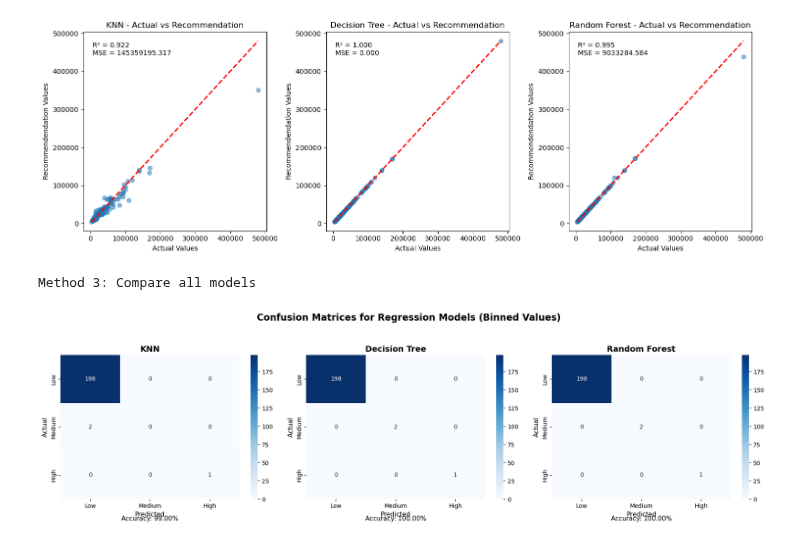
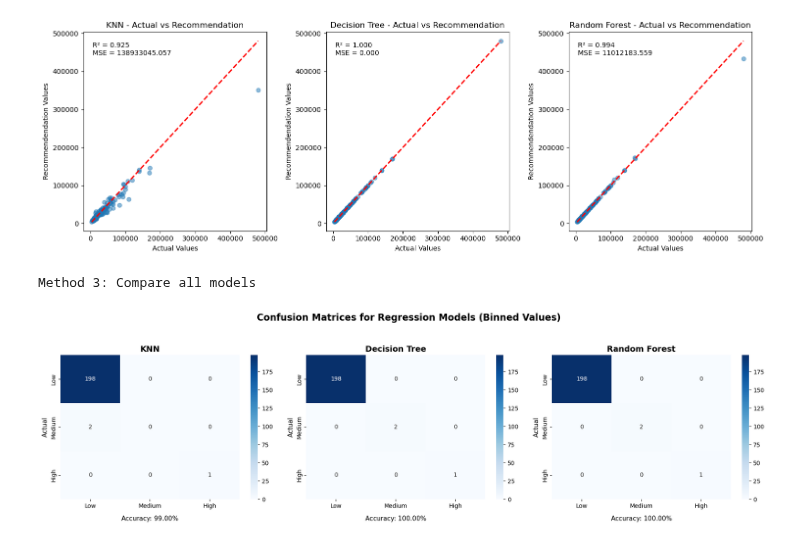
Before and after one commit to ganeshpariyar99/AICoursework, a Jupyter notebook: coursework.ipynb, the cells around one changed output. Drawn from its saved outputs; the diff is of its cells as text; code cells hidden in the pictures.

```diff
--- a/coursework.ipynb
+++ b/coursework.ipynb
@@ -226,7 +248,7 @@ Index(['brand_name', 'model', 'price', 'has_5g', 'has_nfc', 'has_ir_blaster',
       dtype='object')
 # %%
 features = [
-    'price', 'has_5g', 'has_nfc', 'has_ir_blaster',
+    'price','rating', 'has_5g', 'has_nfc', 'has_ir_blaster',
     'ram_capacity', 'internal_memory',
     'resolution_width', 'screen_size', 'refresh_rate',
     'num_rear_cameras', 'primary_camera_rear'
@@ -328,36 +350,36 @@ def plot_all_confusion_matrices(y_test, y_pred_knn, y_pred_tree, y_pred_rf):
         y_true_binned = np.digitize(y_true, bins) - 1
         y_pred_binned = np.digitize(y_pred, bins) - 1
 
         # Clip to valid range
         y_true_binned = np.clip(y_true_binned, 0, 2)
         y_pred_binned = np.clip(y_pred_binned, 0, 2)
 
         # Create confusion matrix
         cm = confusion_matrix(y_true_binned, y_pred_binned)
 
         # Plot
         sns.heatmap(cm, annot=True, fmt='d', cmap='Blues', ax=axes[idx],
                     xticklabels=bin_labels, yticklabels=bin_labels)
         axes[idx].set_title(f'{name}', fontsize=14, fontweight='bold')
-        axes[idx].set_xlabel('Predicted', fontsize=11)
+
         axes[idx].set_ylabel('Actual', fontsize=11)
 
         # Add accuracy
         accuracy = np.trace(cm) / np.sum(cm)
         axes[idx].text(0.5, -0.15, f'Accuracy: {accuracy:.2%}',
                       transform=axes[idx].transAxes, ha='center', fontsize=11)
 
     plt.suptitle('Confusion Matrices for Regression Models (Binned Values)',
                 fontsize=16, fontweight='bold', y=1.05)
     plt.tight_layout()
     plt.show()
 
-# Now you can call it
+# call all model
 print("\nMethod 3: Compare all models")
 plot_all_confusion_matrices(y_test, y_pred_knn, y_pred_tree, y_pred_rf)
 # %% [output]
 Method 3: Compare all models
-[figure, old version]
+[figure, new version]
 # %%
 print(data.columns)
 # %% [output]
```
Also changed, not shown: parts of 20 cells of this notebook, 1 other file.
